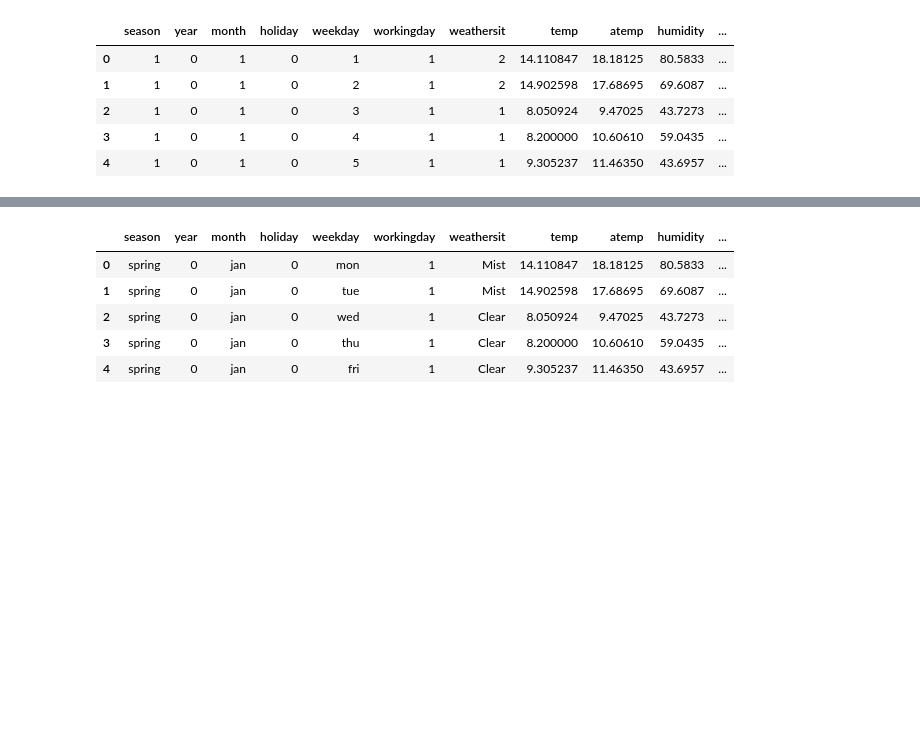
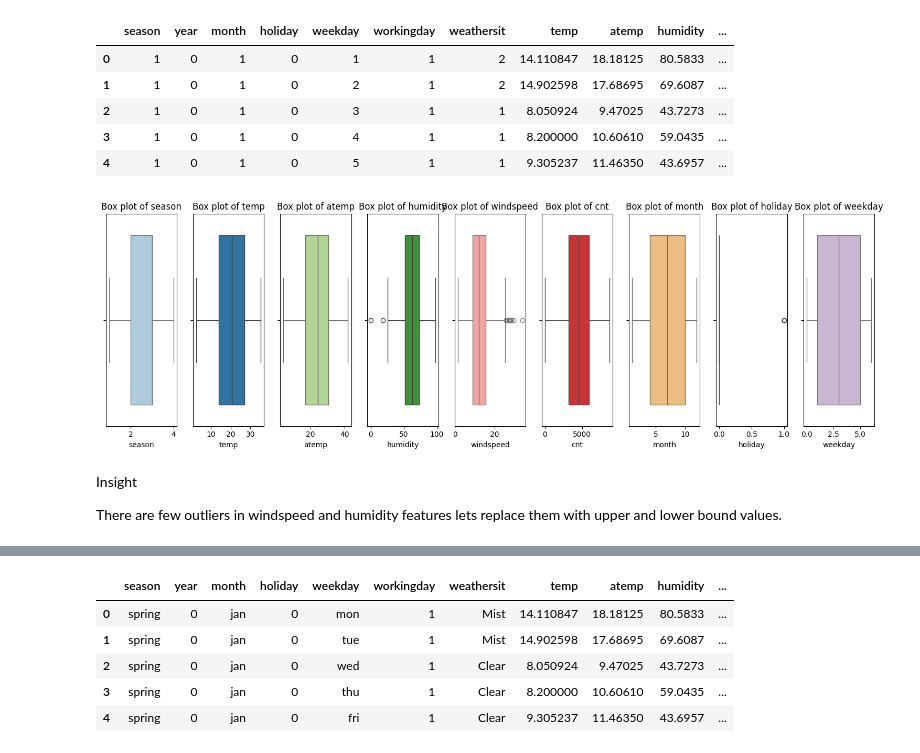
Before and after one commit to AngadSinghLamba/Media_ML_project, a Jupyter notebook: Bike Sharing Assingment Files/Bike_sharing.ipynb, the cells around one changed output, grey strips where cells are left out. Drawn from its saved outputs; the diff is of its cells as text; code cells hidden in the pictures; blank space fills up the shorter version.

```diff
--- a/Bike Sharing Assingment Files/Bike_sharing.ipynb
+++ b/Bike Sharing Assingment Files/Bike_sharing.ipynb
@@ -115,3 +117,48 @@ bike.head()
 | 2 | 1 | 0 | 1 | 0 | 3 | 1 | 1 | 8.050924 | 9.47025 | 43.7273 | ... |
 | 3 | 1 | 0 | 1 | 0 | 4 | 1 | 1 | 8.200000 | 10.60610 | 59.0435 | ... |
 | 4 | 1 | 0 | 1 | 0 | 5 | 1 | 1 | 9.305237 | 11.46350 | 43.6957 | ... |
+# %%
+import matplotlib.pyplot as plt
+import seaborn as sns
+
+def create_boxplots(df_name, column_list):
+    """
+    Creates box plots for each column in the DataFrame.
+
+    Parameters:
+    df_name (pd.DataFrame): The DataFrame.
+    column_list (list): A list of column names to be plotted.
+
+    Returns:
+    None
+    """
+    # Set the size of the figure
+    plt.figure(figsize=(15, 5))
+
+    # Define a custom color palette
+    custom_palette = sns.color_palette("Paired")
+
+    # Loop through each column and create box plots
+    for i, column in enumerate(column_list):
+        plt.subplot(1, len(column_list), i + 1)
+        sns.boxplot(x=df_name[column], color=custom_palette[i % len(custom_palette)])
+        plt.title(f'Box plot of {column}')
+        plt.xlabel(column)
+
+    plt.tight_layout()
+    plt.show()
+
+# Example usage:
+# Assuming df is your DataFrame and column_list is a list of column names
+# %%
+# Example usage:
+# Assuming df is your DataFrame and column_list is a list of column names
+# (df, column_list)
+
+create_boxplots(bike, ["season","temp","atemp","humidity","windspeed","cnt","month","holiday","weekday"])
+# %% [output]
+[figure, added]
+# %% [markdown]
+Insight
+
+There are few outliers in windspeed and humidity features lets replace them with upper and lower bound values.
```
Also changed, not shown: parts of 99 cells of this notebook, 6 other files.
